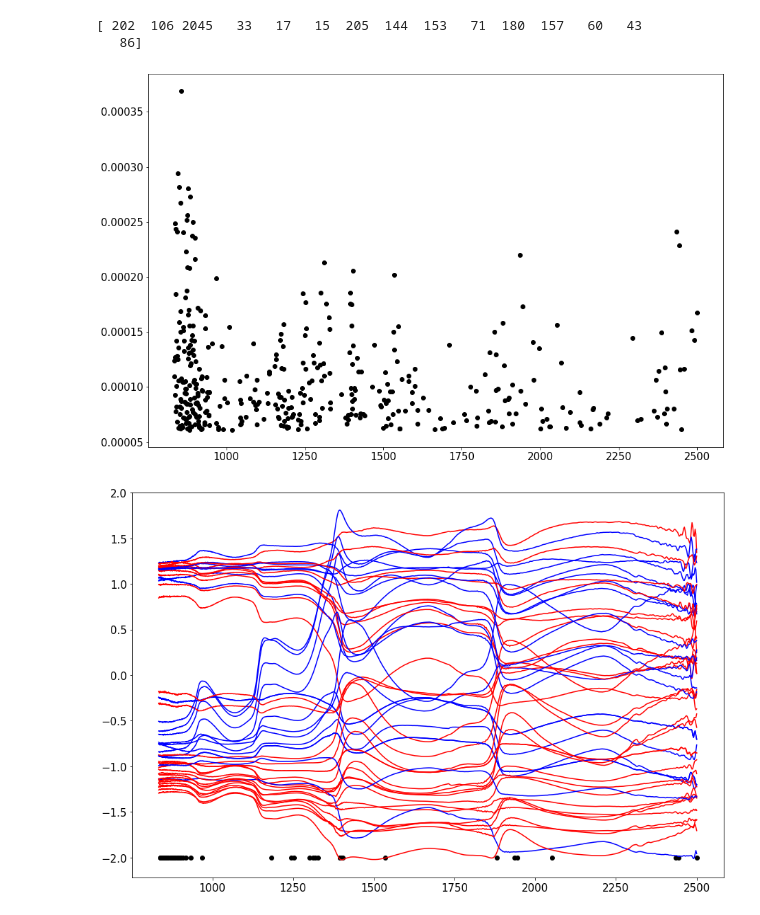
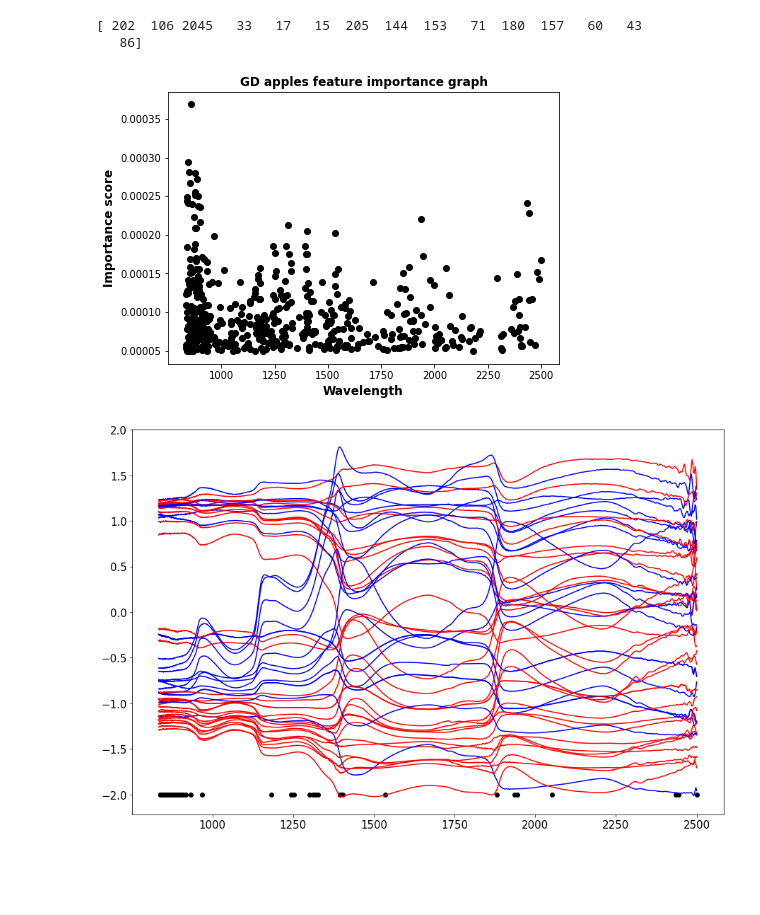
Before and after one commit to eahussein/apple_classification, a Jupyter notebook: gd/tutorial2_gd.ipynb, the cells around one changed output. Saved outputs shown, nothing was run; the diff lists cells and outputs as text; code cells hidden in the pictures; blank space fills up the shorter version.

```diff
--- a/gd/tutorial2_gd.ipynb
+++ b/gd/tutorial2_gd.ipynb
@@ -97,18 +79,22 @@ print(sorted_idx[-15:])
 [ 202  106 2045   33   17   15  205  144  153   71  180  157   60   43
    86]
 # %%
-n = 400
+n = 500
 rand  = np.random.randint(len(y_GD), size= n)
 
-plt.rcParams["figure.figsize"] = (15,10)# 'xtick.labelsize', 'ytick.labelsize'
-plt.rcParams['ytick.labelsize'] = (15)# 'xtick.labelsize', 'ytick.labelsize'
-plt.rcParams['xtick.labelsize'] = (15)# 'xtick.labelsize', 'ytick.labelsize'
-plt.rcParams['axes.labelsize'] = 15
-plt.rcParams['axes.titlesize'] = 15
+plt.rcParams["figure.figsize"] = (7,5)# 'xtick.labelsize', 'ytick.labelsize'
+# plt.rcParams['ytick.labelsize'] = (15)# 'xtick.labelsize', 'ytick.labelsize'
+# plt.rcParams['xtick.labelsize'] = (15)# 'xtick.labelsize', 'ytick.labelsize'
+# plt.rcParams['axes.labelsize'] = 12
+# plt.rcParams['axes.titlesize'] = 12
 plt.scatter(df_input_GD.columns[sorted_idx][-n:], arrimp[sorted_idx][-n:], color = 'black')
+
+plt.title("GD apples feature importance graph", fontweight ='bold', fontsize =12)
+plt.xlabel("Wavelength", fontweight ='bold', fontsize =12)
+plt.ylabel("Importance score", fontweight ='bold', fontsize =12)
 plt.show()
 # %% [output]
-[figure, old version]
+[figure, new version]
 # %%
 n = 50
 rand  = np.random.randint(len(y_GD), size= n)
```
Also changed, not shown: parts of 2 cells of this notebook.
